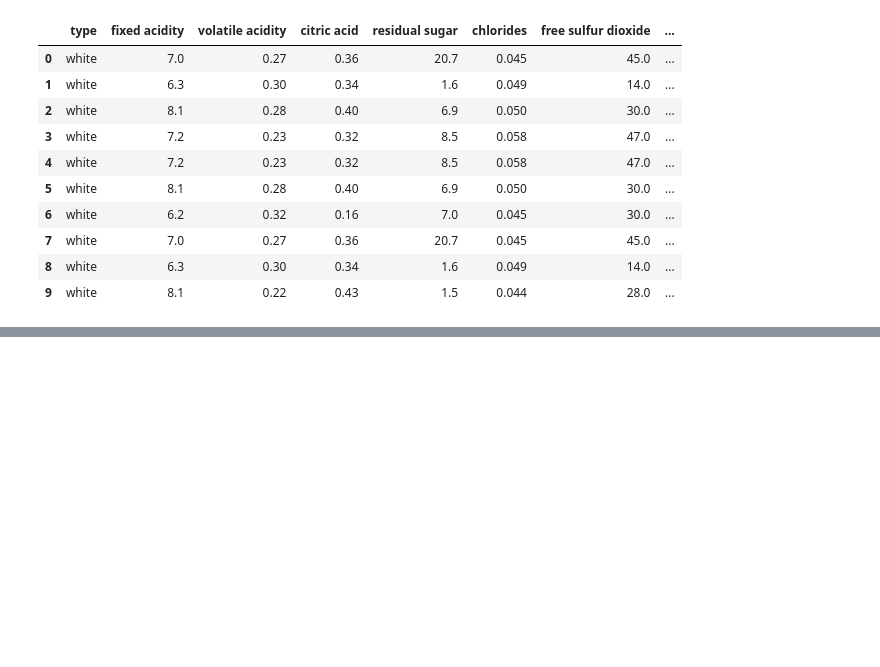
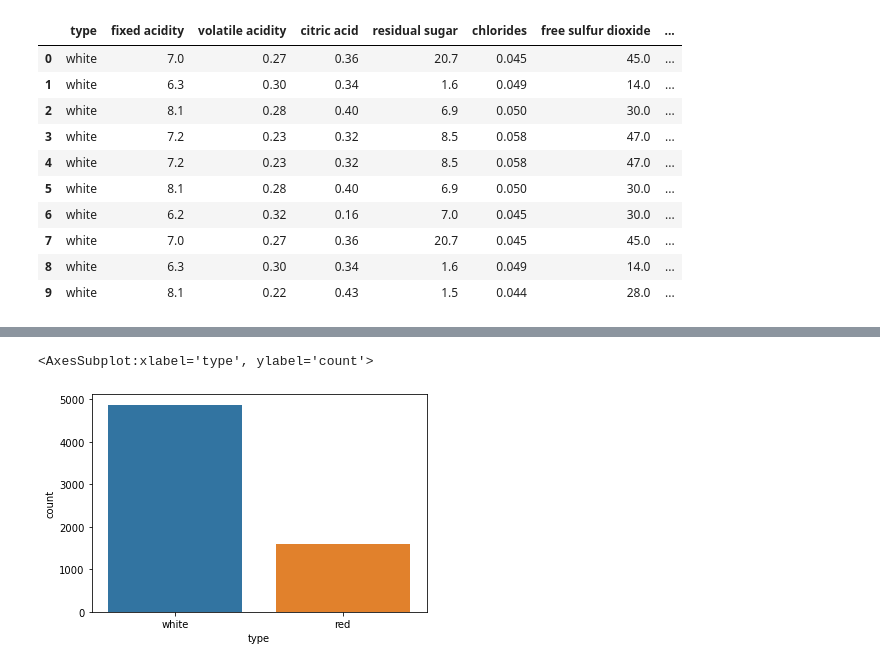
Before and after one commit to daysthroughcode/DABProject3, a Jupyter notebook: 1-Notebooks/cleaning.ipynb, the cells around one changed output, grey strips where cells are left out. Drawn from its saved outputs; the diff is of its cells as text; code cells hidden in the pictures; blank space fills up the shorter version.

```diff
--- a/1-Notebooks/cleaning.ipynb
+++ b/1-Notebooks/cleaning.ipynb
@@ -29,0 +129,5 @@ df.head(10)
+# %%
+sns.countplot('type', data=df)
+# %% [output]
+<AxesSubplot:xlabel='type', ylabel='count'>
+[figure, added]
```
Also changed, not shown: parts of 56 cells of this notebook.
